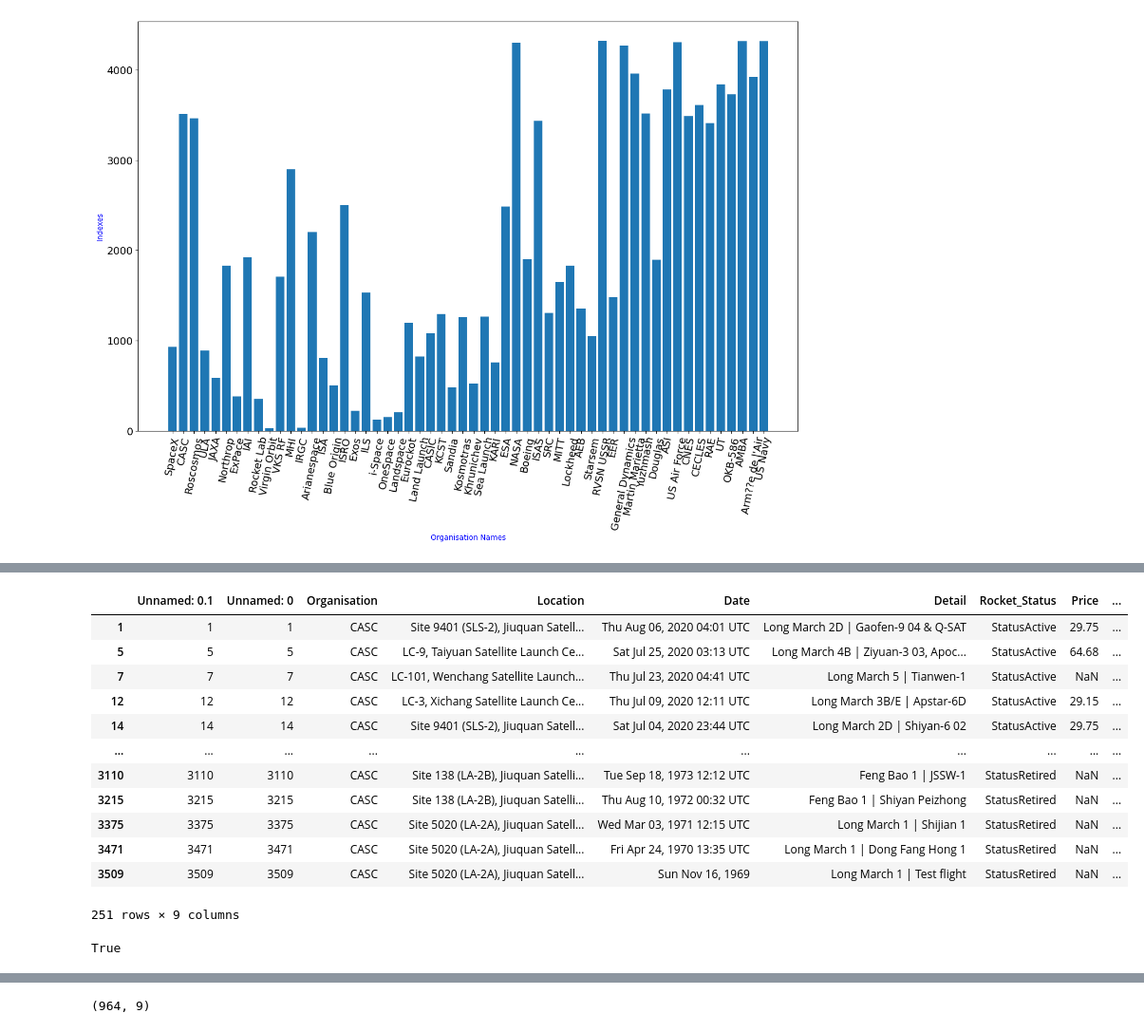
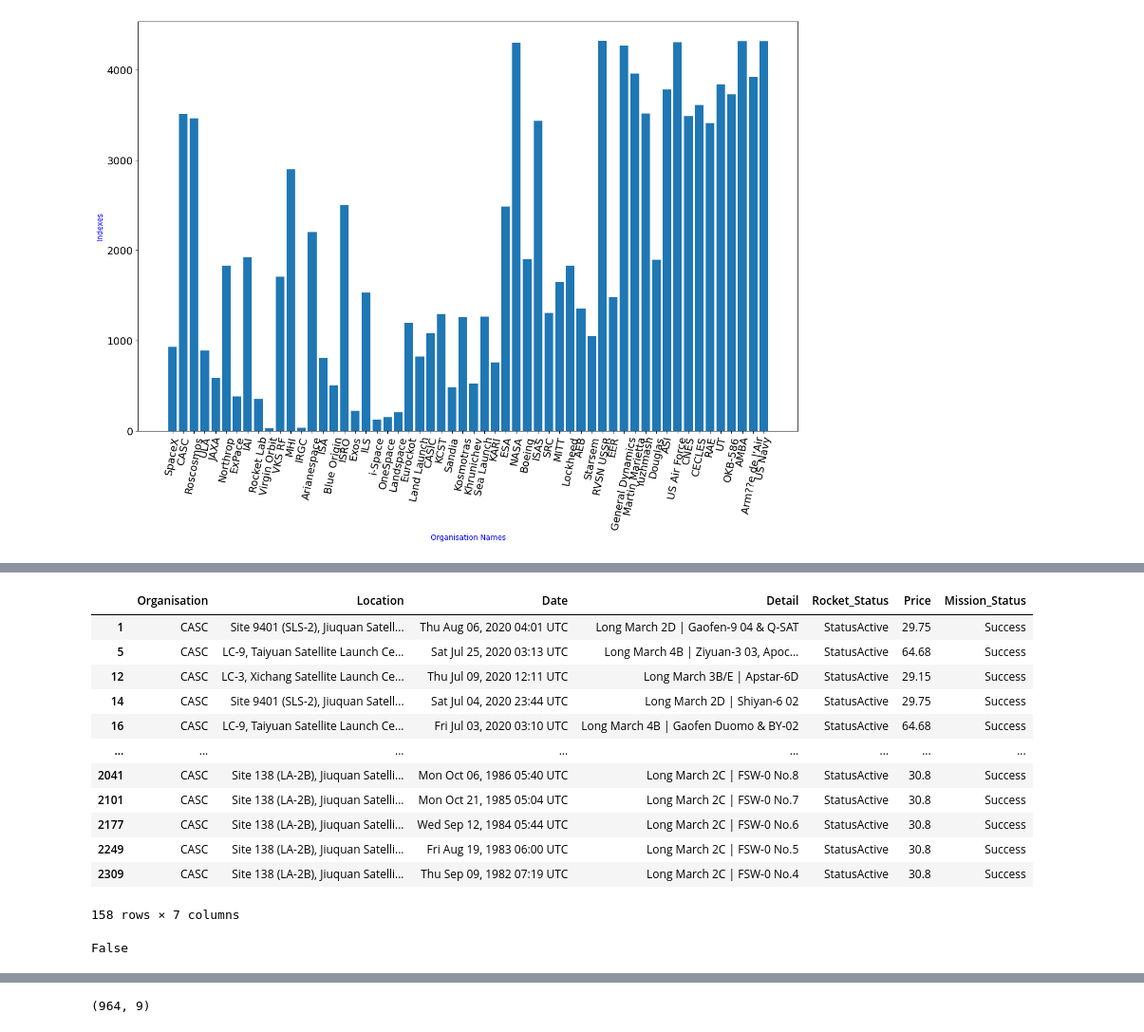
Before and after one commit to vaishalini15/Vaishalini, a Jupyter notebook: Mission_Launches.ipynb, the cells around one changed output, grey strips where cells are left out. Shown: that part at 95% size. Saved outputs shown, nothing was run; the diff lists cells and outputs as text; code cells hidden in the pictures.

```diff
--- a/Mission_Launches.ipynb
+++ b/Mission_Launches.ipynb
@@ -42,0 +27,10 @@ df_data.isna()
+# %%
+# Data Cleaning
+df_data.columns
+
+df_clean_data = df_data.drop(["Unnamed: 0", "Unnamed: 0.1"], axis = 1)
+df_clean_data.head()
+
+df_clean_data.describe()
+
+df_clean_data.info()
@@ -43,22 +52,22 @@ df_data.isna()
 # %%
-duplicate_rows = df_data['Organisation']
+duplicate_rows = df_clean_data['Organisation']
 # duplicate_rows
-df_data[df_data.Organisation == "CASC"]
+df_clean_data[df_clean_data.Organisation == "CASC"]
 # %% [output]
-|  | Unnamed: 0.1 | Unnamed: 0 | Organisation | Location | Date | Detail | Rocket_Status | Price | ... |
-| 1 | 1 | 1 | CASC | Site 9401 (SLS-2), Jiuquan Satell... | Thu Aug 06, 2020 04:01 UTC | Long March 2D | Gaofen-9 04 & Q-SAT | StatusActive | 29.75 | ... |
-| 5 | 5 | 5 | CASC | LC-9, Taiyuan Satellite Launch Ce... | Sat Jul 25, 2020 03:13 UTC | Long March 4B | Ziyuan-3 03, Apoc... | StatusActive | 64.68 | ... |
-| 7 | 7 | 7 | CASC | LC-101, Wenchang Satellite Launch... | Thu Jul 23, 2020 04:41 UTC | Long March 5 | Tianwen-1 | StatusActive | NaN | ... |
-| 12 | 12 | 12 | CASC | LC-3, Xichang Satellite Launch Ce... | Thu Jul 09, 2020 12:11 UTC | Long March 3B/E | Apstar-6D | StatusActive | 29.15 | ... |
-| 14 | 14 | 14 | CASC | Site 9401 (SLS-2), Jiuquan Satell... | Sat Jul 04, 2020 23:44 UTC | Long March 2D | Shiyan-6 02 | StatusActive | 29.75 | ... |
-| ... | ... | ... | ... | ... | ... | ... | ... | ... | ... |
-| 3110 | 3110 | 3110 | CASC | Site 138 (LA-2B), Jiuquan Satelli... | Tue Sep 18, 1973 12:12 UTC | Feng Bao 1 | JSSW-1 | StatusRetired | NaN | ... |
-| 3215 | 3215 | 3215 | CASC | Site 138 (LA-2B), Jiuquan Satelli... | Thu Aug 10, 1972 00:32 UTC | Feng Bao 1 | Shiyan Peizhong | StatusRetired | NaN | ... |
-| 3375 | 3375 | 3375 | CASC | Site 5020 (LA-2A), Jiuquan Satell... | Wed Mar 03, 1971 12:15 UTC | Long March 1 | Shijian 1 | StatusRetired | NaN | ... |
-| 3471 | 3471 | 3471 | CASC | Site 5020 (LA-2A), Jiuquan Satell... | Fri Apr 24, 1970 13:35 UTC | Long March 1 | Dong Fang Hong 1 | StatusRetired | NaN | ... |
-| 3509 | 3509 | 3509 | CASC | Site 5020 (LA-2A), Jiuquan Satell... | Sun Nov 16, 1969 | Long March 1 | Test flight | StatusRetired | NaN | ... |
+|  | Organisation | Location | Date | Detail | Rocket_Status | Price | Mission_Status |
+| 1 | CASC | Site 9401 (SLS-2), Jiuquan Satell... | Thu Aug 06, 2020 04:01 UTC | Long March 2D | Gaofen-9 04 & Q-SAT | StatusActive | 29.75 | Success |
+| 5 | CASC | LC-9, Taiyuan Satellite Launch Ce... | Sat Jul 25, 2020 03:13 UTC | Long March 4B | Ziyuan-3 03, Apoc... | StatusActive | 64.68 | Success |
+| 12 | CASC | LC-3, Xichang Satellite Launch Ce... | Thu Jul 09, 2020 12:11 UTC | Long March 3B/E | Apstar-6D | StatusActive | 29.15 | Success |
+| 14 | CASC | Site 9401 (SLS-2), Jiuquan Satell... | Sat Jul 04, 2020 23:44 UTC | Long March 2D | Shiyan-6 02 | StatusActive | 29.75 | Success |
+| 16 | CASC | LC-9, Taiyuan Satellite Launch Ce... | Fri Jul 03, 2020 03:10 UTC | Long March 4B | Gaofen Duomo & BY-02 | StatusActive | 64.68 | Success |
+| ... | ... | ... | ... | ... | ... | ... | ... |
+| 2041 | CASC | Site 138 (LA-2B), Jiuquan Satelli... | Mon Oct 06, 1986 05:40 UTC | Long March 2C | FSW-0 No.8 | StatusActive | 30.8 | Success |
+| 2101 | CASC | Site 138 (LA-2B), Jiuquan Satelli... | Mon Oct 21, 1985 05:04 UTC | Long March 2C | FSW-0 No.7 | StatusActive | 30.8 | Success |
+| 2177 | CASC | Site 138 (LA-2B), Jiuquan Satelli... | Wed Sep 12, 1984 05:44 UTC | Long March 2C | FSW-0 No.6 | StatusActive | 30.8 | Success |
+| 2249 | CASC | Site 138 (LA-2B), Jiuquan Satelli... | Fri Aug 19, 1983 06:00 UTC | Long March 2C | FSW-0 No.5 | StatusActive | 30.8 | Success |
+| 2309 | CASC | Site 138 (LA-2B), Jiuquan Satelli... | Thu Sep 09, 1982 07:19 UTC | Long March 2C | FSW-0 No.4 | StatusActive | 30.8 | Success |
-251 rows × 9 columns
+158 rows × 7 columns
 # %%
-df_data.isna().values.any()
+df_clean_data.isna().values.any()
 # %% [output]
-True
+False
```
Also changed, not shown: parts of 10 cells of this notebook.
